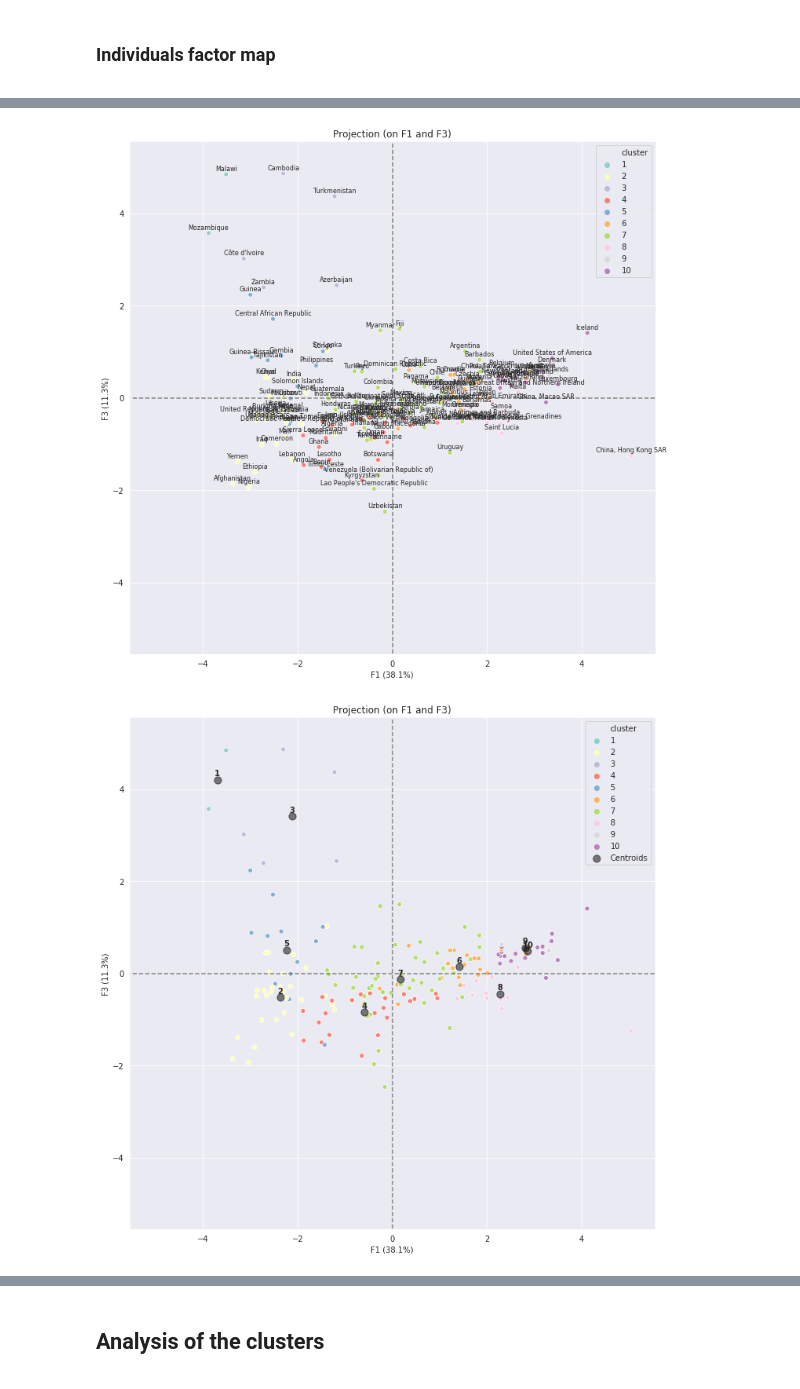
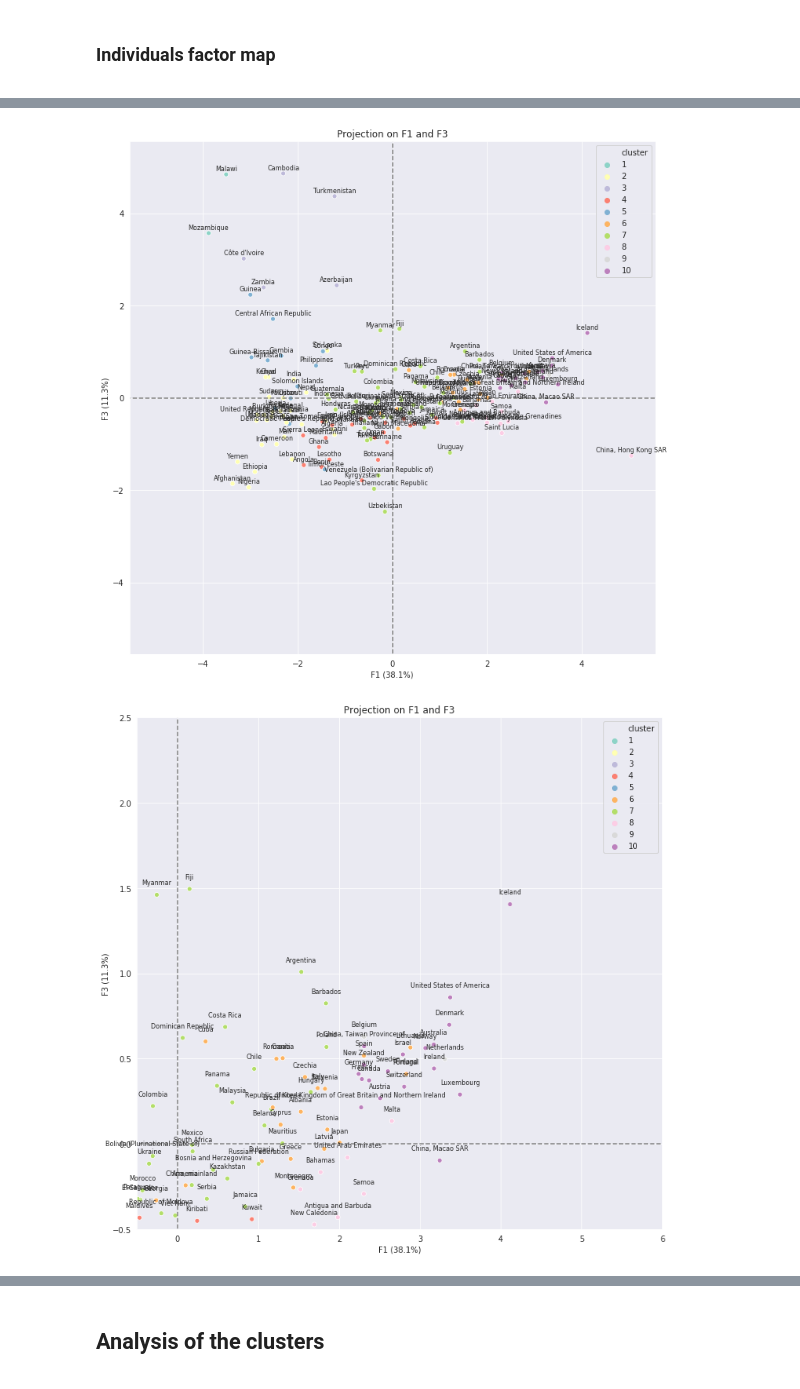
Before and after one commit to Michael-Orange/MarketStudy_ChickenExports_OC, a Jupyter notebook: P5_analysis.ipynb, the cells around one changed output, grey strips where cells are left out. Cells and saved outputs as stored; diff of their text form; code cells hidden in the pictures.

```diff
--- a/P5_analysis.ipynb
+++ b/P5_analysis.ipynb
@@ -366,13 +350,13 @@ F1: Level of development
 # %% [markdown]
 <h3>Individuals factor map</h3><a id='map'></a>
 # %%
-fig1 = display_factorial_planes(X_projected, n_comp, pca,[(0,1)], labels=names, illustrative_var=df_X_projected.cluster)
-fig1.savefig('data/output_graphics/projectionF1F2')
+factors = [(0, 1)]
+for d1, d2 in factors:
 
-fig2 = display_factorial_planes(X_projected, n_comp, pca,[(0,1)], illustrative_var=df_X_projected.cluster)
-fig2.savefig('data/output_graphics/centroidsF1F2', transparent=True)
+    fig1 = display_factorial_planes(X_projected, n_comp, pca, factors, labels=names, illustrative_var=df_X_projected.cluster)
+    fig1.savefig('data/output_graphics/projectionF{}F{}'.format(d1+1, d2+1))
 
-fig3 = display_factorial_planes(X_projected, n_comp, pca,[(0,1)], labels=names, illustrative_var=df_X_projected.cluster, lims=(-0.25,5,-0.25,3.5))
-fig3.savefig('data/output_graphics/zoomF1F2')
+    fig2 = display_factorial_planes(X_projected, n_comp, pca, factors, labels=names, illustrative_var=df_X_projected.cluster, lims=(-0.25,5,-0.5,3.5))
+    fig2.savefig('data/output_graphics/zoomF{}F{}'.format(d1+1, d2+1))
 # %% [output]
 [figure]
@@ -381,8 +364,11 @@ fig3.savefig('data/output_graphics/zoomF1F2')
 # %%
-D = [(0, 2)]
-display_factorial_planes(X_projected, n_comp, pca, D, labels=names, illustrative_var=df_X_projected.cluster)
-display_factorial_planes(X_projected, n_comp, pca, D, illustrative_var=df_X_projected.cluster)
-display_factorial_planes(X_projected, n_comp, pca, D, labels=names, illustrative_var=df_X_projected.cluster, lims=(-0.5,6,-0.5,2.5))
+factors = [(0, 2)]
+for d1, d2 in factors:
+    fig1 = display_factorial_planes(X_projected, n_comp, pca, factors, labels=names, illustrative_var=df_X_projected.cluster)
+    fig1.savefig('data/output_graphics/projectionF{}F{}'.format(d1+1, d2+1))
+
+    fig2=display_factorial_planes(X_projected, n_comp, pca, factors, labels=names, illustrative_var=df_X_projected.cluster, lims=(-0.5,6,-0.5,2.5))
+    fig2.savefig('data/output_graphics/zoomF{}F{}'.format(d1+1, d2+1))
 # %% [output]
 [figure]
-[figure, old version]
+[figure, new version]
```
Also changed, not shown: parts of 57 cells of this notebook, 33 other files.
